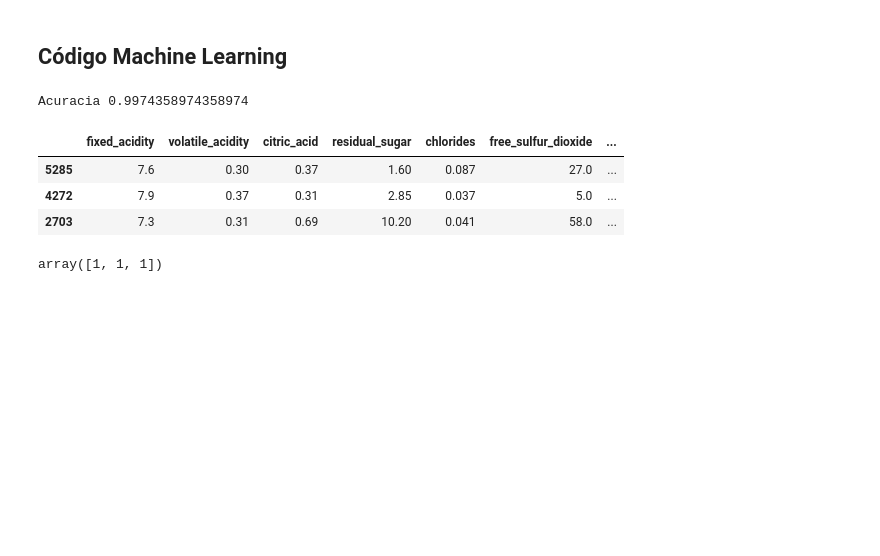
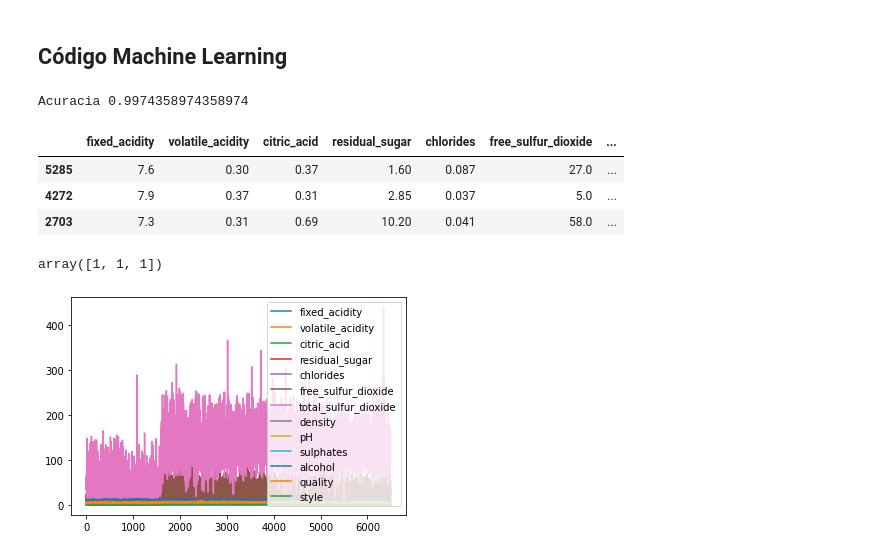
Before and after one commit to LuziaAm/MachineLearning, a Jupyter notebook: PrimeiraMachineLearning.ipynb, the cells around one changed output. Cells and saved outputs as stored; diff of their text form; code cells hidden in the pictures; blank space fills up the shorter version.

```diff
--- a/PrimeiraMachineLearning.ipynb
+++ b/PrimeiraMachineLearning.ipynb
@@ -91,0 +96,4 @@ array([1, 1, 1])
+# %%
+x = arquivo.plot()
+# %% [output]
+[figure, added]
```
Also changed, not shown: parts of 2 cells of this notebook.
